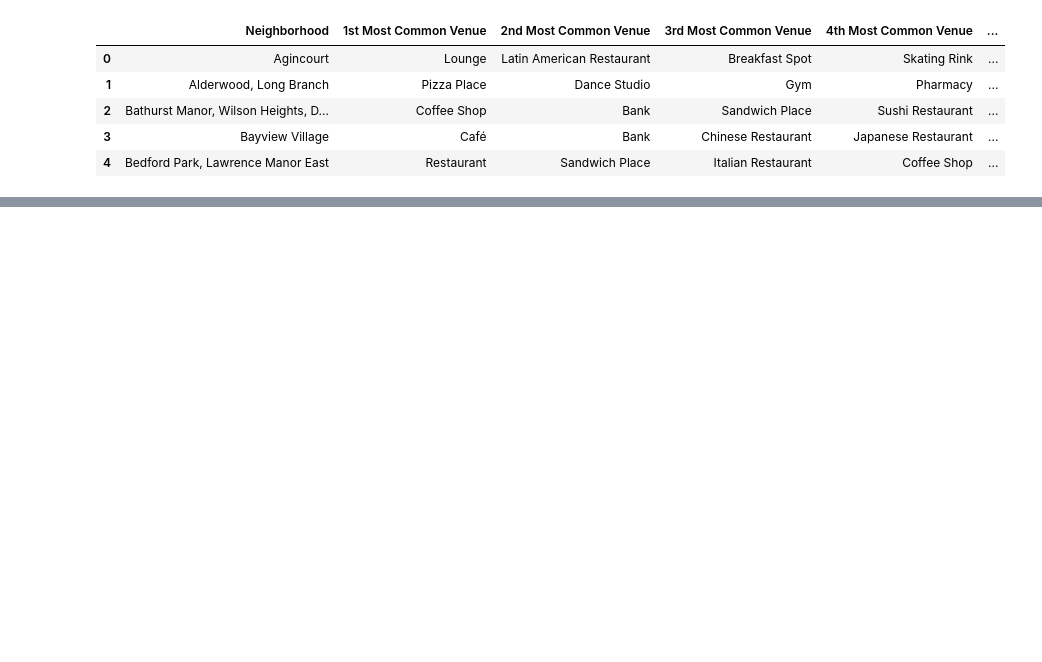
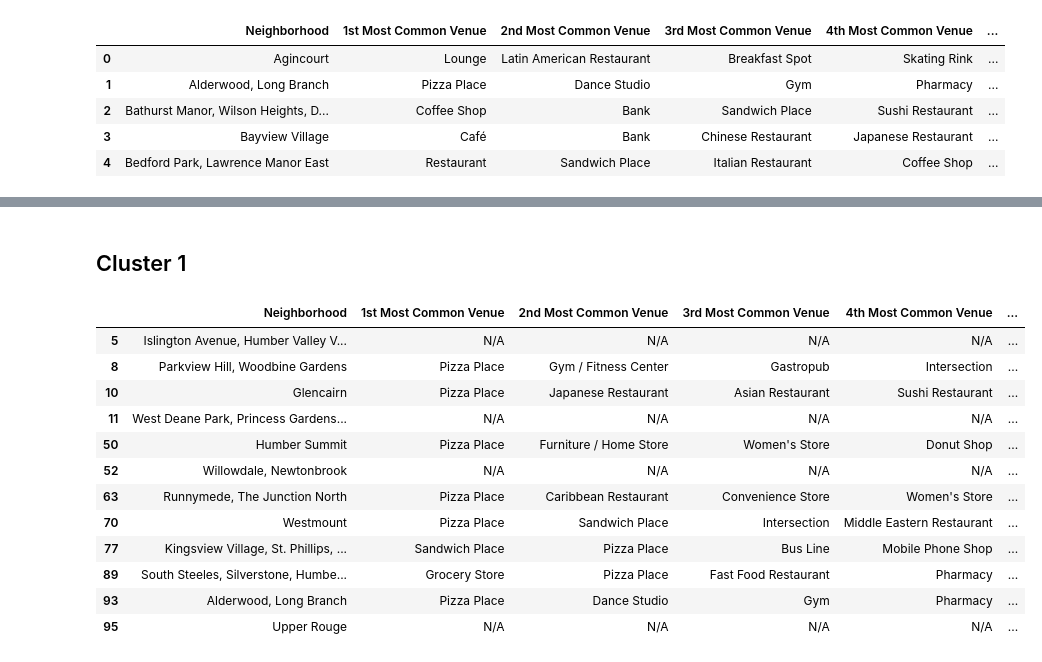
Before and after one commit to kristo-re/Coursera_Capstone, a Jupyter notebook: Part3_Neighborhoods_in_Toronto.ipynb, the cells around one changed output, grey strips where cells are left out. Drawn from its saved outputs; the diff is of its cells as text; code cells hidden in the pictures; blank space fills up the shorter version.

```diff
--- a/Part3_Neighborhoods_in_Toronto.ipynb
+++ b/Part3_Neighborhoods_in_Toronto.ipynb
@@ -360,2 +327,18 @@ TypeError: list indices must be integers or slices, not float
+# %% [markdown]
+## Cluster 1
 # %%
-toronto_merged.loc[toronto_merged['Cluster Labels'] == 0, toronto_merged.columns[[1] + list(range(5, toronto_merged.shape[1]))]]
+toronto_merged.loc[toronto_merged['Cluster Labels'] == 0, toronto_merged.columns[[2] + list(range(6, toronto_merged.shape[1]))]]
+# %% [output]
+|  | Neighborhood | 1st Most Common Venue | 2nd Most Common Venue | 3rd Most Common Venue | 4th Most Common Venue | ... |
+| 5 | Islington Avenue, Humber Valley V... | N/A | N/A | N/A | N/A | ... |
+| 8 | Parkview Hill, Woodbine Gardens | Pizza Place | Gym / Fitness Center | Gastropub | Intersection | ... |
+| 10 | Glencairn | Pizza Place | Japanese Restaurant | Asian Restaurant | Sushi Restaurant | ... |
+| 11 | West Deane Park, Princess Gardens... | N/A | N/A | N/A | N/A | ... |
+| 50 | Humber Summit | Pizza Place | Furniture / Home Store | Women's Store | Donut Shop | ... |
+| 52 | Willowdale, Newtonbrook | N/A | N/A | N/A | N/A | ... |
+| 63 | Runnymede, The Junction North | Pizza Place | Caribbean Restaurant | Convenience Store | Women's Store | ... |
+| 70 | Westmount | Pizza Place | Sandwich Place | Intersection | Middle Eastern Restaurant | ... |
+| 77 | Kingsview Village, St. Phillips, ... | Sandwich Place | Pizza Place | Bus Line | Mobile Phone Shop | ... |
+| 89 | South Steeles, Silverstone, Humbe... | Grocery Store | Pizza Place | Fast Food Restaurant | Pharmacy | ... |
+| 93 | Alderwood, Long Branch | Pizza Place | Dance Studio | Gym | Pharmacy | ... |
+| 95 | Upper Rouge | N/A | N/A | N/A | N/A | ... |
```
Also changed, not shown: parts of 23 cells of this notebook.
